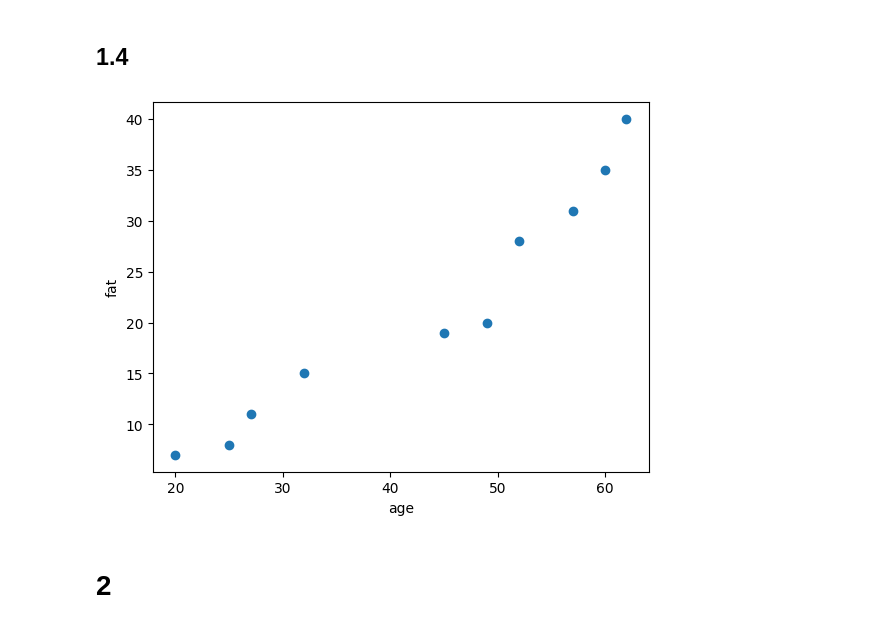
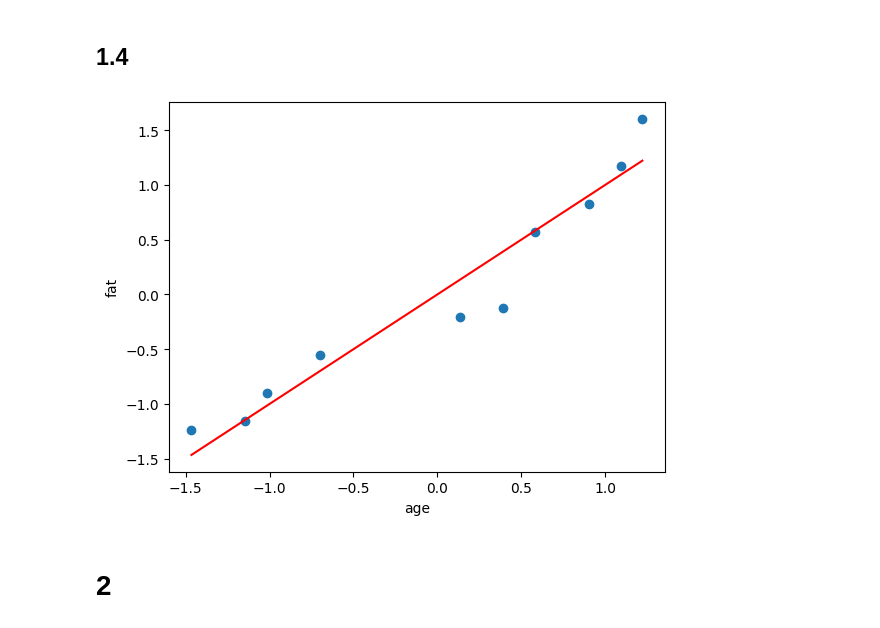
Before and after one commit to asdfrt159/DataScientist, a Jupyter notebook: Preprocessing/preprocess_hw1.ipynb, the cells around one changed output. Cells and saved outputs as stored; diff of their text form; code cells hidden in the pictures.

```diff
--- a/Preprocessing/preprocess_hw1.ipynb
+++ b/Preprocessing/preprocess_hw1.ipynb
@@ -41,15 +46,17 @@ plt.show()
 # %% [markdown]
 ## 1.4
 # %%
-age = np.sort(df.age)
-fat = np.sort(df.fat)
+age = np.sort((df.age - df.age.mean())/df.age.std())
+fat = np.sort((df.fat - df.fat.mean())/df.fat.std())
 
+line = np.linspace(age.min(), age.max(), 50)
+plt.plot(line, line, c = 'r')
 plt.scatter(age,fat)
 plt.xlabel('age')
 plt.ylabel('fat')
 plt.show()
 # %% [output]
-[figure, old version]
+[figure, new version]
 # %% [markdown]
 # 2
 # %% [markdown]
```
Also changed, not shown: parts of 2 cells of this notebook.
